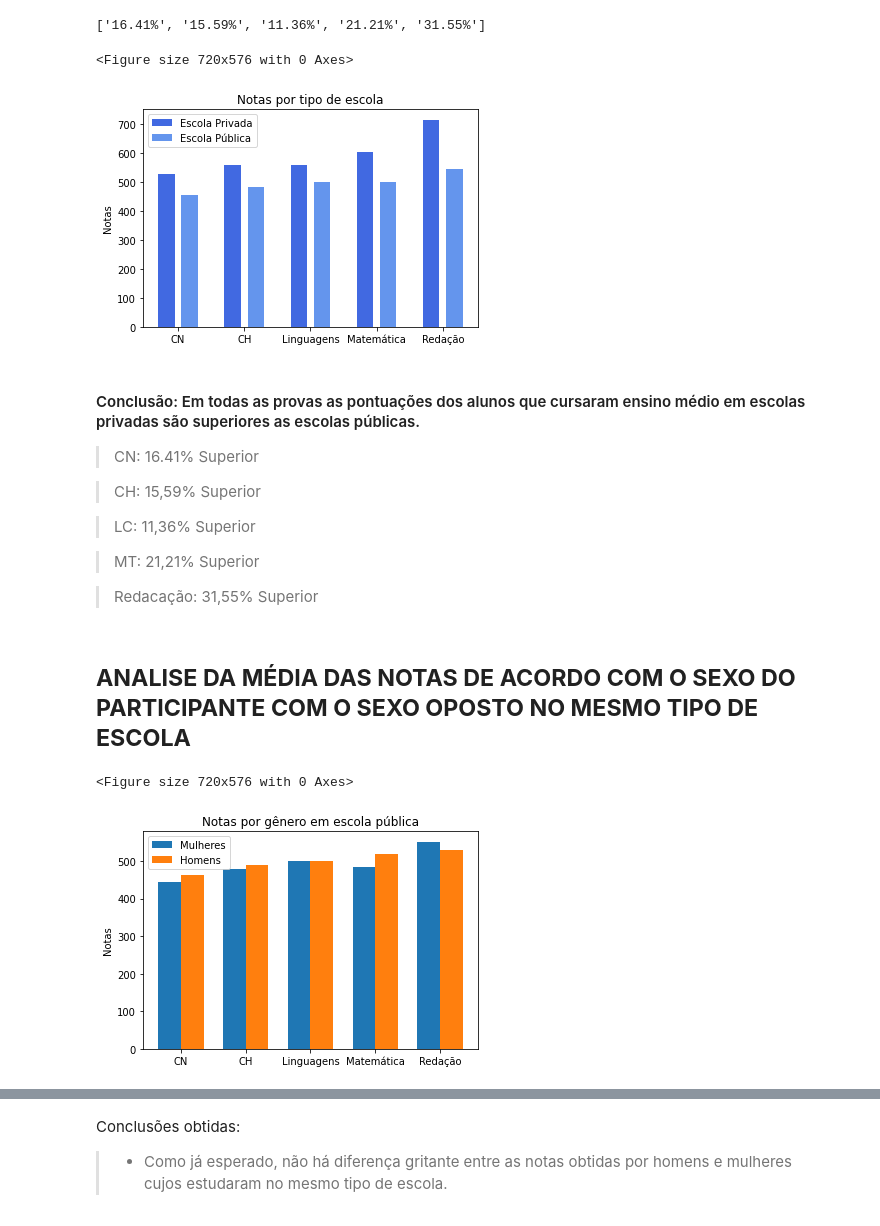
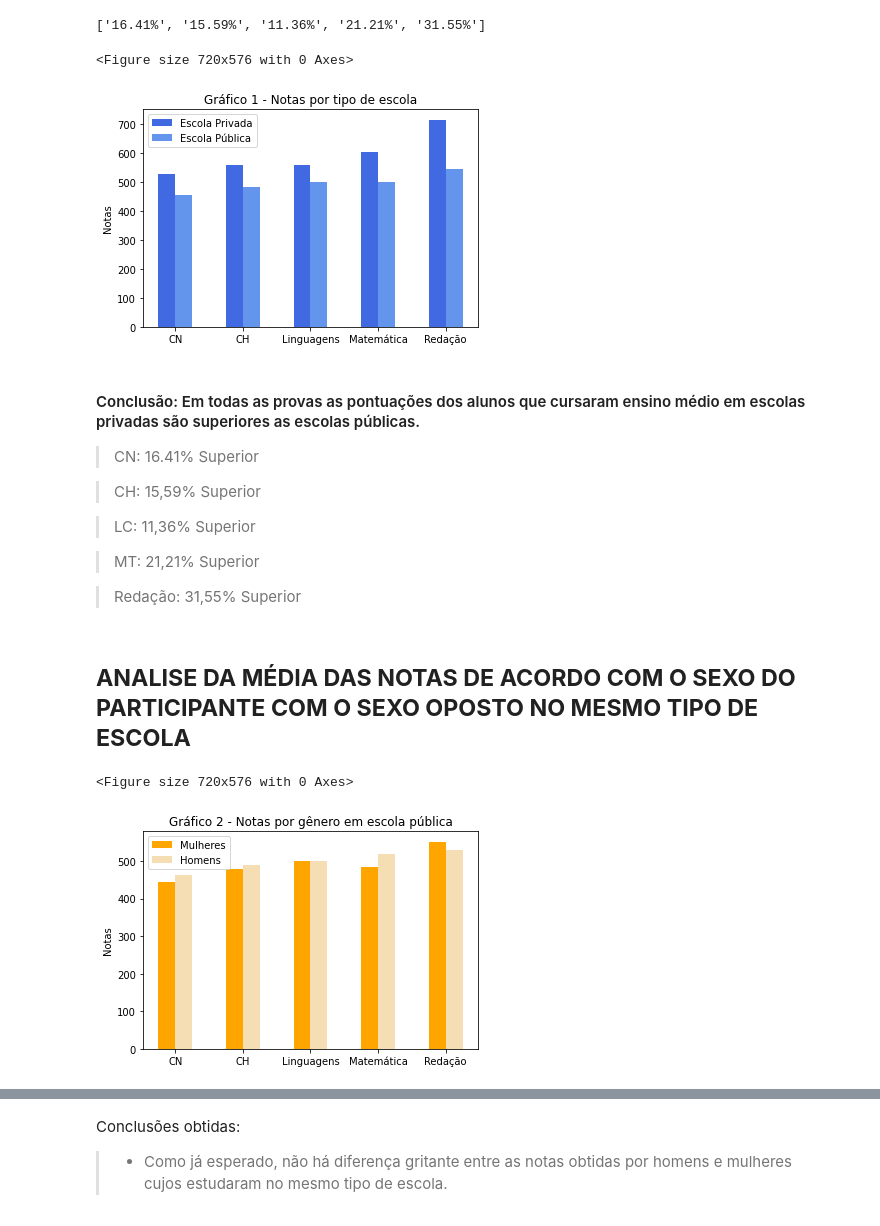
Before and after one commit to henriquecl/imersao_alura, a Jupyter notebook: AnalisePE.ipynb, the cells around one changed output, grey strips where cells are left out. Cells and saved outputs as stored; diff of their text form; code cells hidden in the pictures.

```diff
--- a/AnalisePE.ipynb
+++ b/AnalisePE.ipynb
@@ -175,19 +159,19 @@ diferenca
 plt.figure(figsize=(10,8))
 materias2 = ["CN", "CH", "Linguagens", "Matemática", "Redação"]
 x = np.arange(len(materias2))
-width = 0.35
+width = 0.25
 fig, ax = plt.subplots()
 rects1 = ax.bar(x - width/2, lista_media_notas_privada,  color = 'royalblue', width= 0.25, label='Escola Privada')
 rects2 = ax.bar(x + width/2, lista_media_notas_publica,color = 'cornflowerblue', width= 0.25, label='Escola Pública')
 ax.set_ylabel('Notas')
-ax.set_title('Notas por tipo de escola')
+ax.set_title('Gráfico 1 - Notas por tipo de escola')
 ax.set_xticks(x)
 ax.set_xticklabels(materias2)
 ax.legend()
 plt.show()
 # %% [output]
 <Figure size 720x576 with 0 Axes>
-[figure, old version]
+[figure, new version]
 # %% [markdown]
 #### Conclusão: Em todas as provas as pontuações dos alunos que cursaram ensino médio em  escolas privadas são superiores as escolas públicas.
 
@@ -202,7 +186,7 @@ plt.show()
 
 > MT: 21,21% Superior
 
-> Redacação: 31,55% Superior
+> Redação: 31,55% Superior
 # %% [markdown]
 ## **ANALISE DA MÉDIA DAS NOTAS DE ACORDO COM O SEXO DO PARTICIPANTE COM O SEXO OPOSTO NO MESMO TIPO DE ESCOLA**
 # %%
@@ -214,38 +198,38 @@ lista_media_notas_masculino_privada =  list(round(alunos_escola_privada_presente
 materias = ["Ciências da Natureza", "Ciências Humanas", "Linguagens e Código", "Matemática", "Redação"]
 dif_notas_publica_por_sexo  = []
 dif_notas_privada_por_sexo  = []
 dif_notas_escolas_feminino  = []
 dif_notas_escolas_masculino = []
 
 for i in range(len(lista_media_notas_feminina_publica)):
     k = round(((lista_media_notas_feminina_publica[i] / lista_media_notas_masculino_publica[i]) - 1) * 100,2)
     k1 = str(materias[i]) +": " +str(k) + "%"
     dif_notas_publica_por_sexo.append(k1)
 
 
 
 for i2 in range(len(lista_media_notas_feminina_privada)):
     k = round((( lista_media_notas_feminina_privada[i2] / lista_media_notas_masculino_privada[i2] ) - 1) * 100,2)
     k1 = str(materias[i2]) +": " +str(k) + "%"
     dif_notas_privada_por_sexo.append(k1)
 
 
 
 plt.figure(figsize=(10,8))
 x = np.arange(len(materias2))
-width = 0.35
+width = 0.25
 fig, ax = plt.subplots()
-rects1 = ax.bar(x - width/2, lista_media_notas_feminina_publica, width, label='Mulheres')
-rects2 = ax.bar(x + width/2, lista_media_notas_masculino_publica, width, label='Homens')
+rects1 = ax.bar(x - width/2, lista_media_notas_feminina_publica,color= 'orange',  width=0.25, label='Mulheres')
+rects2 = ax.bar(x + width/2, lista_media_notas_masculino_publica,color= 'wheat',  width=0.25, label='Homens')
 ax.set_ylabel('Notas')
-ax.set_title('Notas por gênero em escola pública')
+ax.set_title('Gráfico 2 - Notas por gênero em escola pública')
 ax.set_xticks(x)
 ax.set_xticklabels(materias2)
 ax.legend()
 plt.show()
 # %% [output]
 <Figure size 720x576 with 0 Axes>
-[figure, old version]
+[figure, new version]
 # %%
 
 x = np.arange(len(materias2))
```
Also changed, not shown: parts of 10 cells of this notebook.
